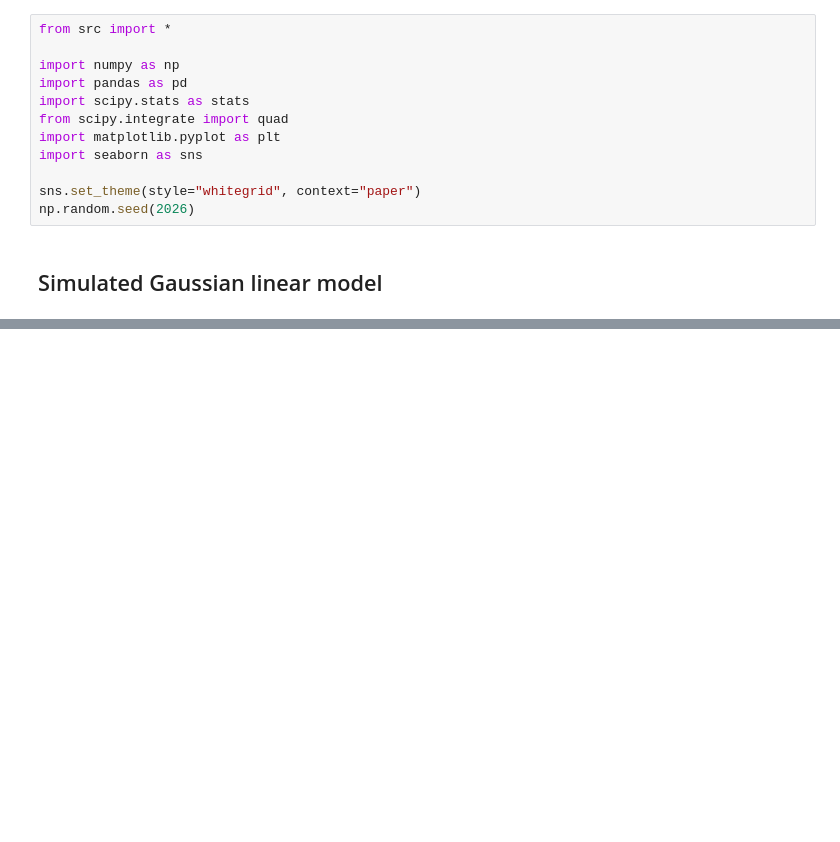
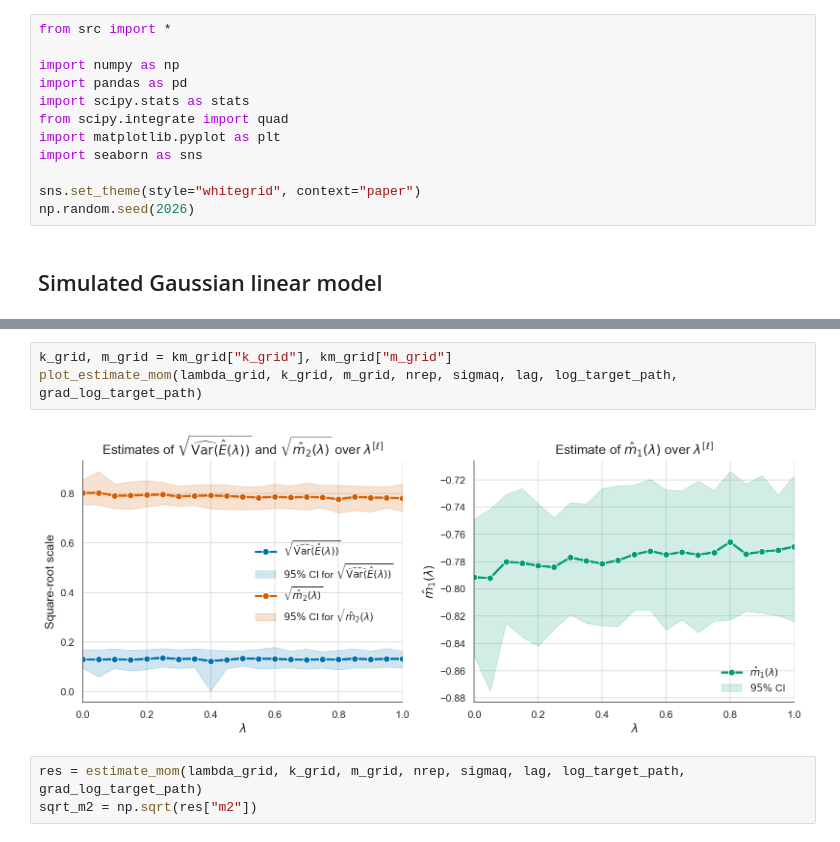
Before and after one commit to MohamedKeteb/constantpathsampling, a Jupyter notebook: gaussian_LOO_exp.ipynb, the cells around one changed output, grey strips where cells are left out. Drawn from its saved outputs; the diff is of its cells as text; blank space fills up the shorter version.

```diff
--- a/gaussian_LOO_exp.ipynb
+++ b/gaussian_LOO_exp.ipynb
@@ -447,0 +90,8 @@ Run this cell after defining `lambda_grid`, `k_grid`, `m_grid`, `sigmaq`, `lag`,
+# %%
+k_grid, m_grid = km_grid["k_grid"], km_grid["m_grid"]
+plot_estimate_mom(lambda_grid, k_grid, m_grid, nrep, sigmaq, lag, log_target_path, grad_log_target_path)
+# %% [output]
+[figure, added]
+# %%
+res = estimate_mom(lambda_grid, k_grid, m_grid, nrep, sigmaq, lag, log_target_path, grad_log_target_path)
+sqrt_m2 = np.sqrt(res["m2"])
```
Also changed, not shown: parts of 22 cells of this notebook.
